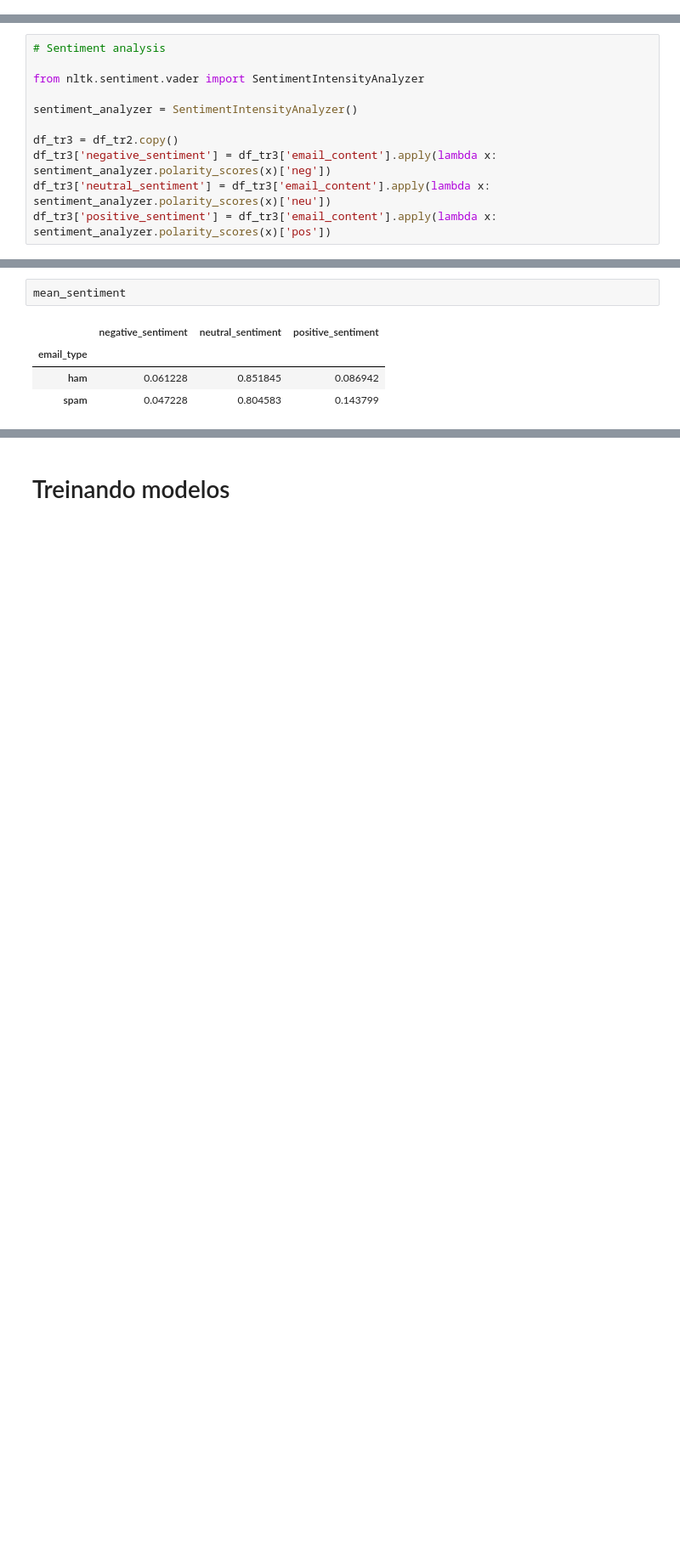
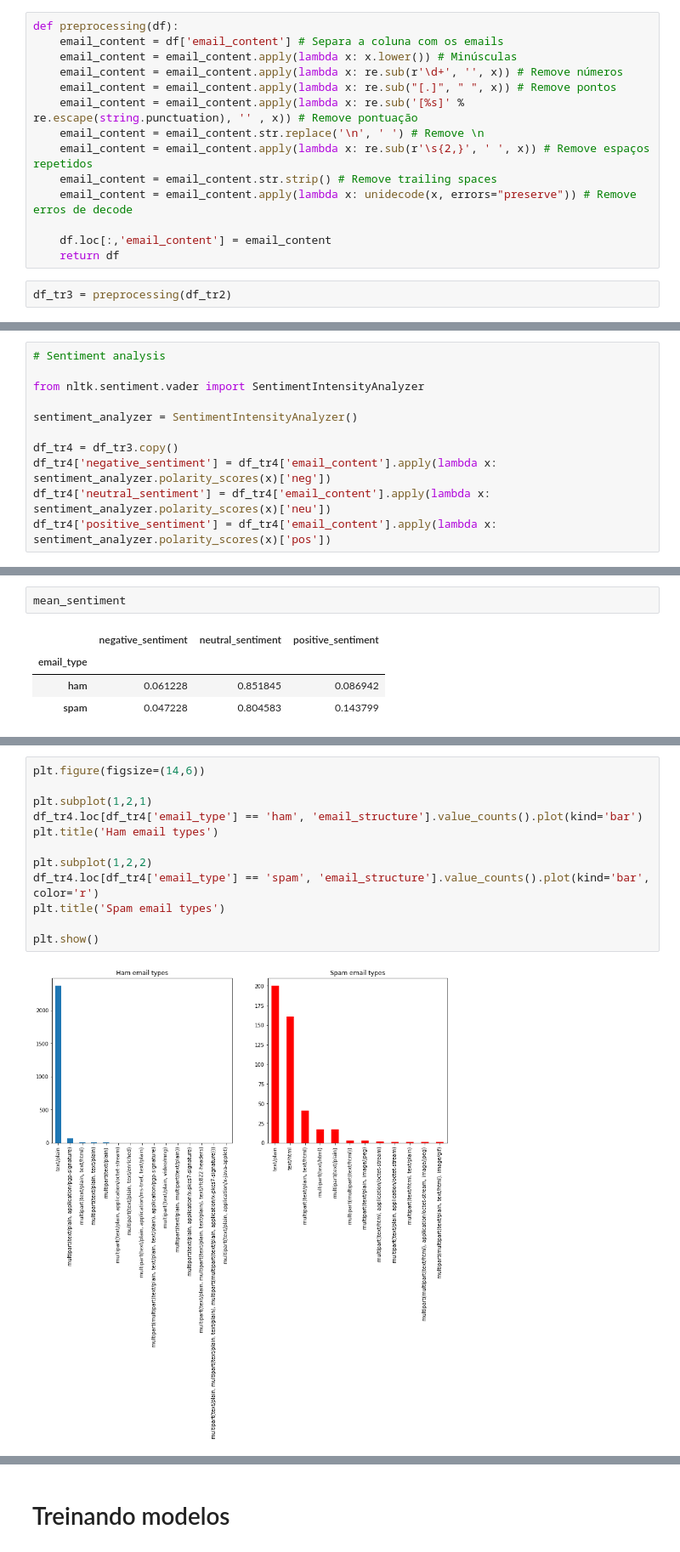
Before and after one commit to franklinzppa/spam, a Jupyter notebook: notebooks/model-spam.ipynb, the cells around one changed output, grey strips where cells are left out. Shown: that part at 85% size. Cells and saved outputs as stored; diff of their text form; blank space fills up the shorter version.

```diff
--- a/notebooks/model-spam.ipynb
+++ b/notebooks/model-spam.ipynb
@@ -118,0 +61,16 @@ https://towardsdatascience.com/elegant-text-pre-processing-with-nltk-in-sklearn-
+# %%
+def preprocessing(df):
+    email_content = df['email_content'] # Separa a coluna com os emails
+    email_content = email_content.apply(lambda x: x.lower()) # Minúsculas
+    email_content = email_content.apply(lambda x: re.sub(r'\d+', '', x)) # Remove números
+    email_content = email_content.apply(lambda x: re.sub("[.]", " ", x)) # Remove pontos
+    email_content = email_content.apply(lambda x: re.sub('[%s]' % re.escape(string.punctuation), '' , x)) # Remove pontuação
+    email_content = email_content.str.replace('\n', ' ') # Remove \n
+    email_content = email_content.apply(lambda x: re.sub(r'\s{2,}', ' ', x)) # Remove espaços repetidos
+    email_content = email_content.str.strip() # Remove trailing spaces
+    email_content = email_content.apply(lambda x: unidecode(x, errors="preserve")) # Remove erros de decode
+
+    df.loc[:,'email_content'] = email_content
+    return df
+# %%
+df_tr3 = preprocessing(df_tr2)
@@ -142,7 +133,7 @@ from nltk.sentiment.vader import SentimentIntensityAnalyzer
 
 sentiment_analyzer = SentimentIntensityAnalyzer()
 
-df_tr3 = df_tr2.copy()
-df_tr3['negative_sentiment'] = df_tr3['email_content'].apply(lambda x: sentiment_analyzer.polarity_scores(x)['neg'])
-df_tr3['neutral_sentiment'] = df_tr3['email_content'].apply(lambda x: sentiment_analyzer.polarity_scores(x)['neu'])
-df_tr3['positive_sentiment'] = df_tr3['email_content'].apply(lambda x: sentiment_analyzer.polarity_scores(x)['pos'])
+df_tr4 = df_tr3.copy()
+df_tr4['negative_sentiment'] = df_tr4['email_content'].apply(lambda x: sentiment_analyzer.polarity_scores(x)['neg'])
+df_tr4['neutral_sentiment'] = df_tr4['email_content'].apply(lambda x: sentiment_analyzer.polarity_scores(x)['neu'])
+df_tr4['positive_sentiment'] = df_tr4['email_content'].apply(lambda x: sentiment_analyzer.polarity_scores(x)['pos'])
@@ -179,0 +170,14 @@ text = ''.join(df_tr2['email_content'])
+# %%
+plt.figure(figsize=(14,6))
+
+plt.subplot(1,2,1)
+df_tr4.loc[df_tr4['email_type'] == 'ham', 'email_structure'].value_counts().plot(kind='bar')
+plt.title('Ham email types')
+
+plt.subplot(1,2,2)
+df_tr4.loc[df_tr4['email_type'] == 'spam', 'email_structure'].value_counts().plot(kind='bar', color='r')
+plt.title('Spam email types')
+
+plt.show()
+# %% [output]
+[figure, added]
```
Also changed, not shown: parts of 55 cells of this notebook, 1 other file.
